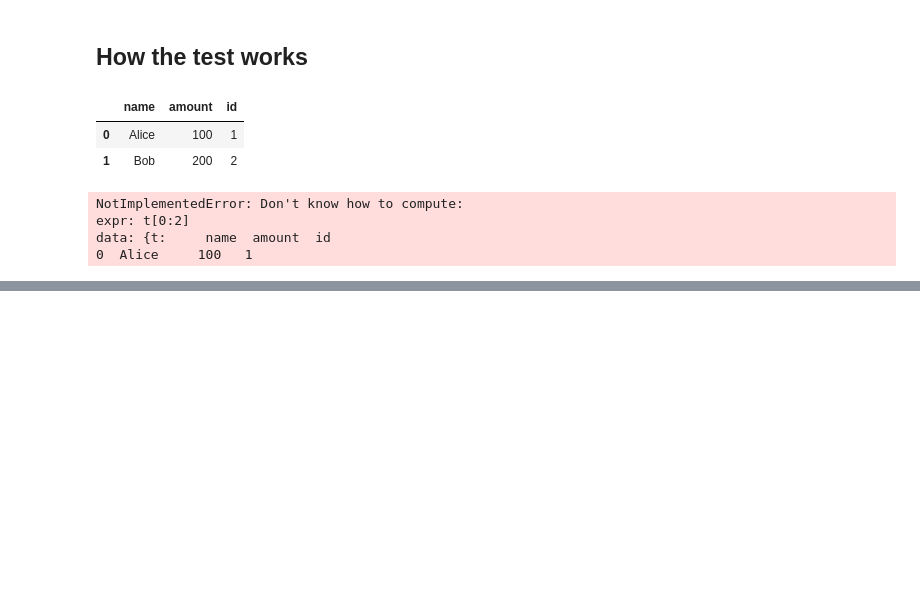
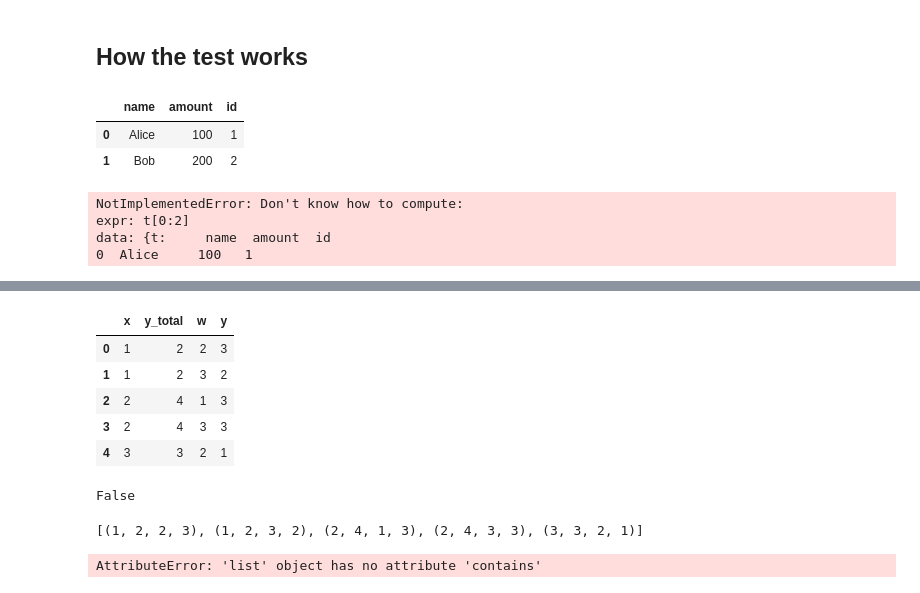
Before and after one commit to Will-So/B, a Jupyter notebook: Slicing.ipynb, the cells around one changed output, grey strips where cells are left out. Cells and saved outputs as stored; diff of their text form; code cells hidden in the pictures; blank space fills up the shorter version.

```diff
--- a/Slicing.ipynb
+++ b/Slicing.ipynb
@@ -62,0 +321,21 @@ data: {t:     name  amount  id
+# %%
+a
+# %% [output]
+|  | x | y_total | w | y |
+| 0 | 1 | 2 | 2 | 3 |
+| 1 | 1 | 2 | 3 | 2 |
+| 2 | 2 | 4 | 1 | 3 |
+| 3 | 2 | 4 | 3 | 3 |
+| 4 | 3 | 3 | 2 | 1 |
+# %%
+into(list, a) == into(list, b)
+# %% [output]
+False
+# %%
+into(list, a)
+# %% [output]
+[(1, 2, 2, 3), (1, 2, 3, 2), (2, 4, 1, 3), (2, 4, 3, 3), (3, 3, 2, 1)]
+# %%
+into(list, b).contains(i for i in into(list, a))
+# %% [output]
+AttributeError: 'list' object has no attribute 'contains'
```
Also changed, not shown: parts of 69 cells of this notebook.
